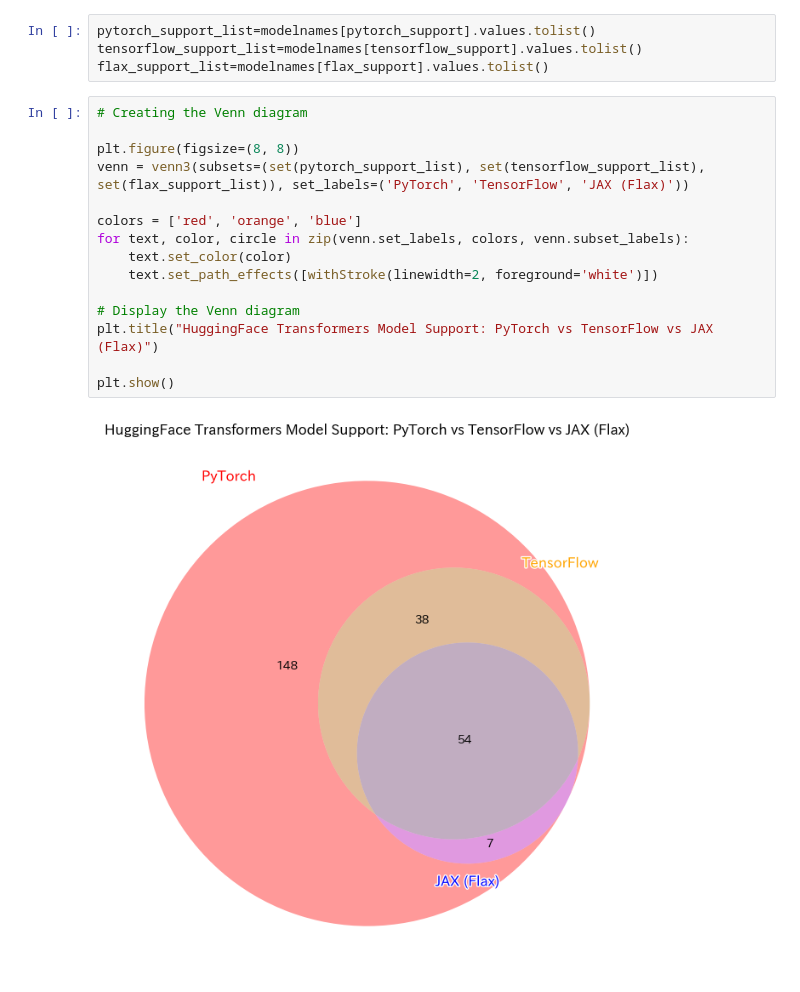
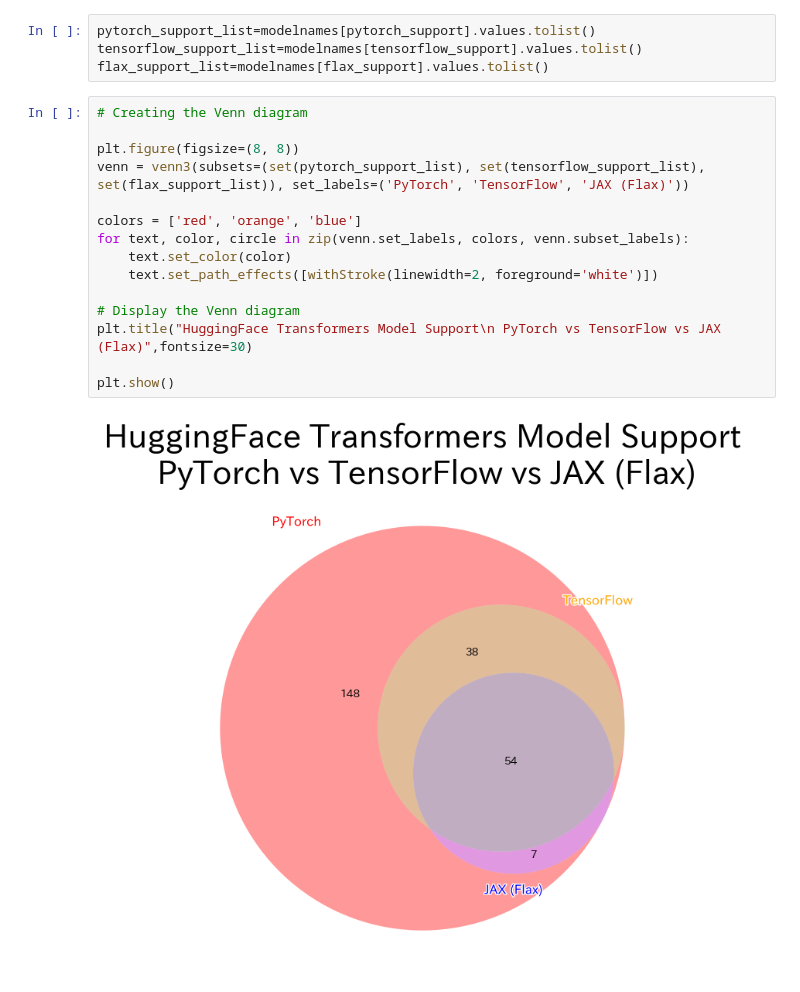
Before and after one commit to gojiteji/AI_vocab_comparison, a Jupyter notebook: transformers_support_diff.ipynb, the cells around one changed output. Saved outputs shown, nothing was run; the diff lists cells and outputs as text.

```diff
--- a/transformers_support_diff.ipynb
+++ b/transformers_support_diff.ipynb
@@ -88,17 +88,17 @@ flax_support_list=modelnames[flax_support].values.tolist()
 # %%
 # Creating the Venn diagram
 
 plt.figure(figsize=(8, 8))
 venn = venn3(subsets=(set(pytorch_support_list), set(tensorflow_support_list), set(flax_support_list)), set_labels=('PyTorch', 'TensorFlow', 'JAX (Flax)'))
 
 colors = ['red', 'orange', 'blue']
 for text, color, circle in zip(venn.set_labels, colors, venn.subset_labels):
     text.set_color(color)
     text.set_path_effects([withStroke(linewidth=2, foreground='white')])
 
 # Display the Venn diagram
-plt.title("HuggingFace Transformers Model Support: PyTorch vs TensorFlow vs JAX (Flax)")
+plt.title("HuggingFace Transformers Model Support\n PyTorch vs TensorFlow vs JAX (Flax)",fontsize=30)
 
 plt.show()
 # %% [output]
-[figure, old version]
+[figure, new version]
```
